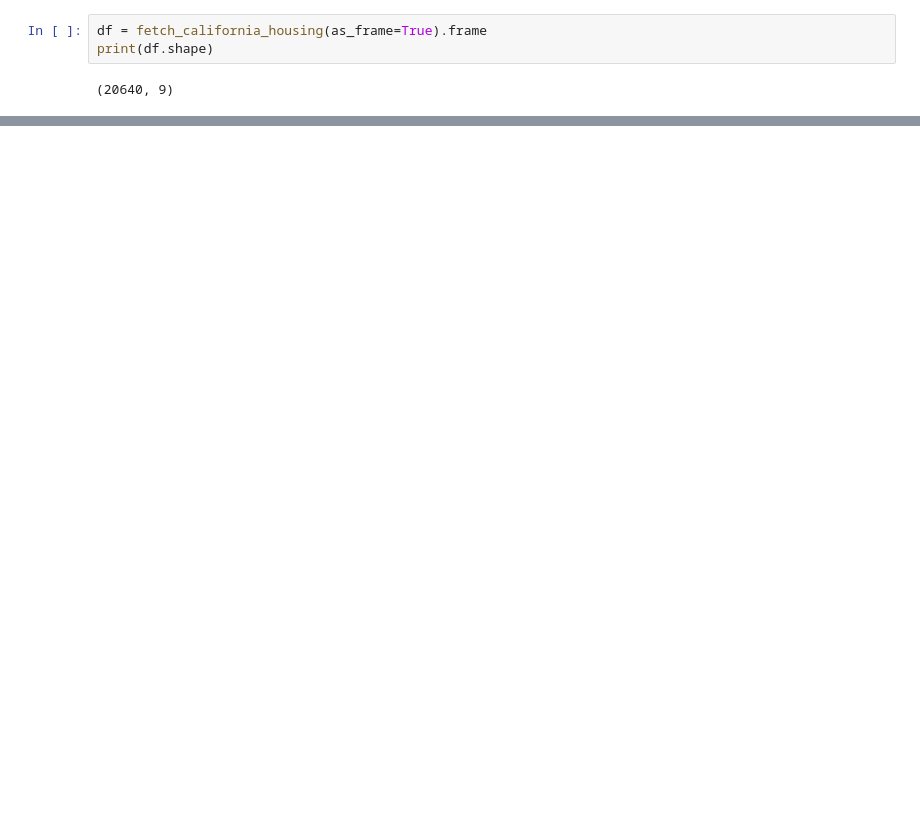
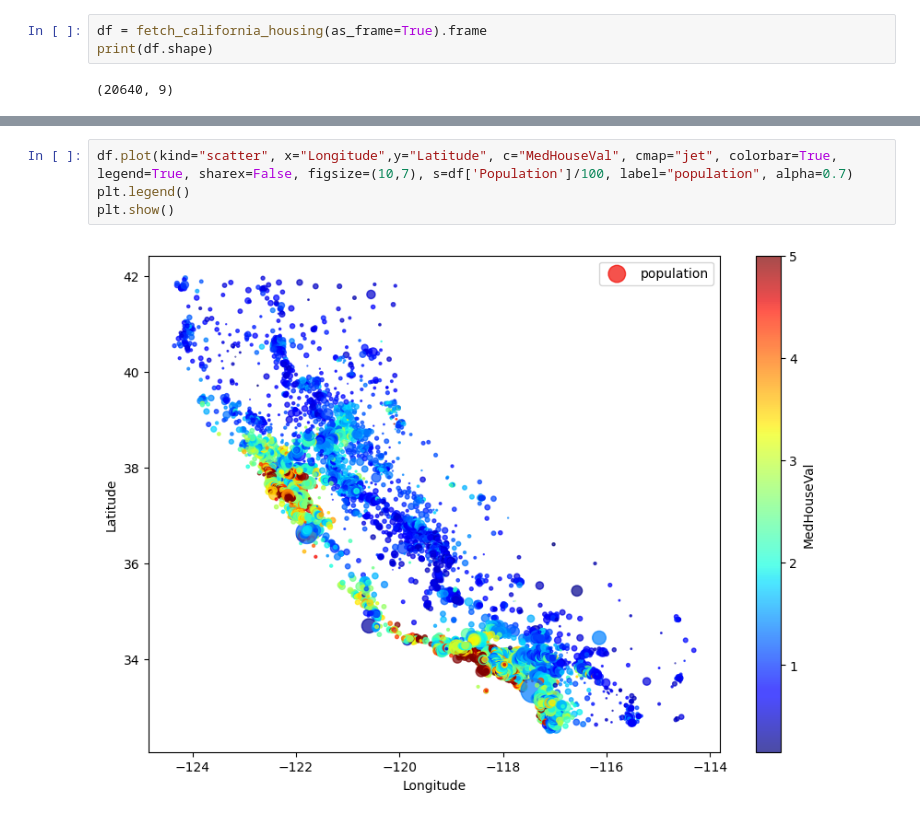
Before and after one commit to 23f3002157/AIML_LAB, a Jupyter notebook: W4/p1.ipynb, the cells around one changed output, grey strips where cells are left out. Drawn from its saved outputs; the diff is of its cells as text; blank space fills up the shorter version.

```diff
--- a/W4/p1.ipynb
+++ b/W4/p1.ipynb
@@ -30,0 +44,6 @@ df.describe
+# %%
+df.plot(kind="scatter", x="Longitude",y="Latitude", c="MedHouseVal", cmap="jet", colorbar=True, legend=True, sharex=False, figsize=(10,7), s=df['Population']/100, label="population", alpha=0.7)
+plt.legend()
+plt.show()
+# %% [output]
+[figure, added]
```
Also changed, not shown: parts of 16 cells of this notebook, 1 other file.
